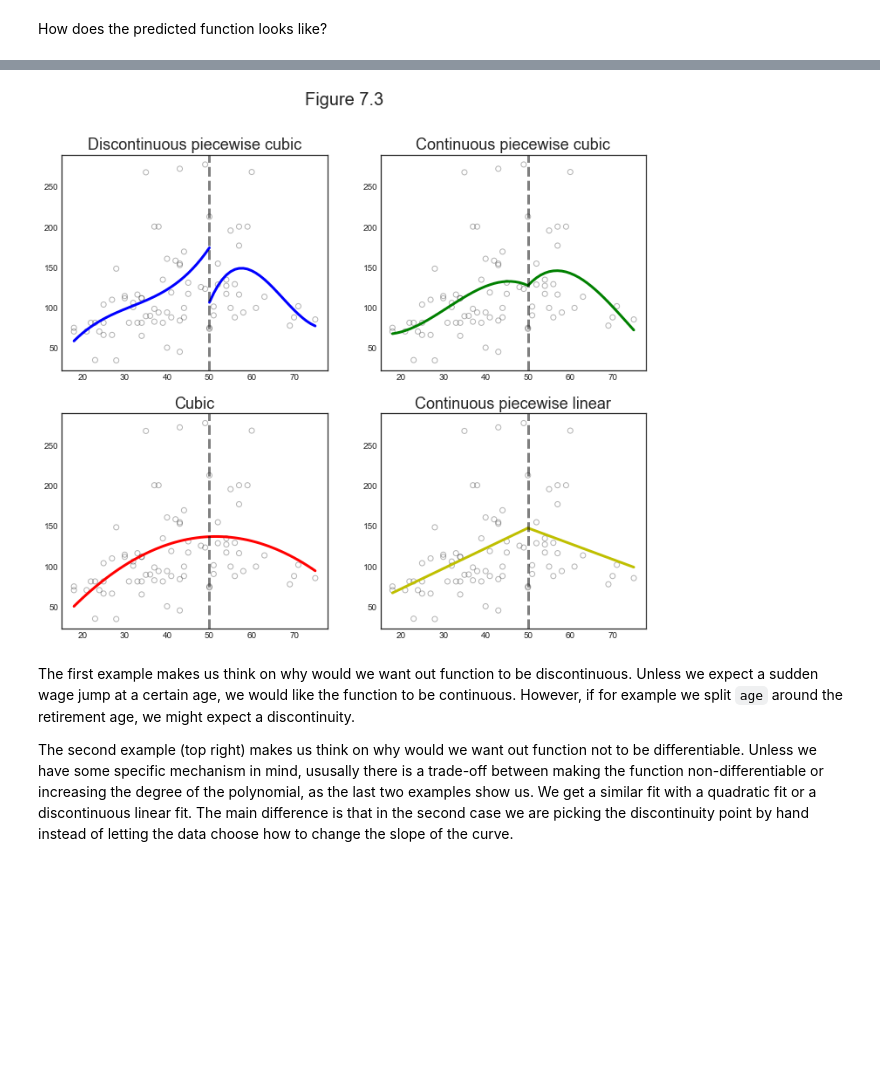
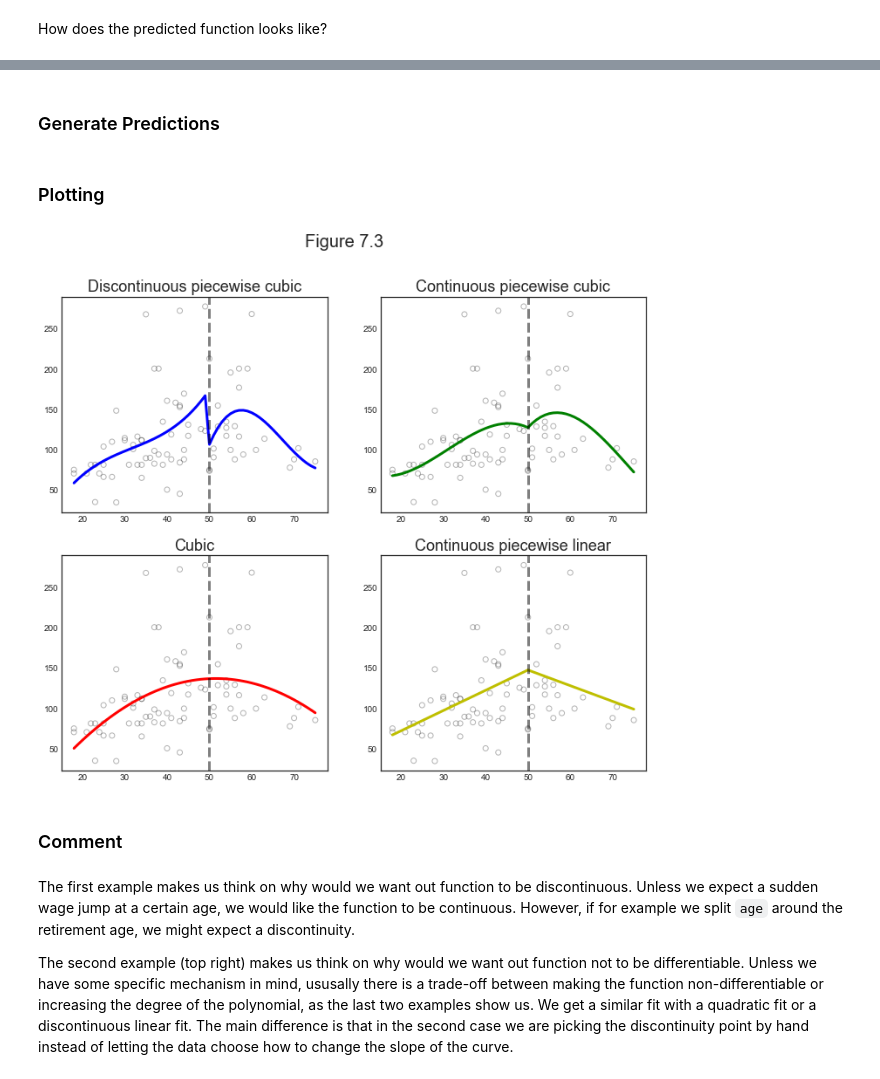
Before and after one commit to matteocourthoud/Machine-Learning-for-Economic-Analysis, a Jupyter notebook: notebooks/03_nonparametric.ipynb, the cells around one changed output, grey strips where cells are left out. Drawn from its saved outputs; the diff is of its cells as text; code cells hidden in the pictures; blank space fills up the shorter version.

```diff
--- a/notebooks/03_nonparametric.ipynb
+++ b/notebooks/03_nonparametric.ipynb
@@ -492,7 +353,40 @@ def make_fig_7_3():
-# %%
-make_fig_7_3()
-# %% [output]
-[figure, removed]
+# %%
+# Cut dataset
+df_short = df.iloc[:80,:]
+X_short = df_short.age
+y_short = df_short.wage
+x_grid_short = np.arange(df_short.age.min(), df_short.age.max()+1).reshape(-1,1)
+
+# 1. Discontinuous piecewise cubic
+spline1 = "bs(x, knots=(50,50,50,50), degree=3, include_intercept=False)"
+
+# 2. Continuous piecewise cubic
+spline2 = "bs(x, knots=(50,50,50), degree=3, include_intercept=False)"
+
+# 3. Quadratic (continuous)
+spline3 = "bs(x, knots=(%s,%s), degree=2, include_intercept=False)" % (min(df.age), min(df.age))
+
+# 4. Continuous piecewise linear
+spline4 = "bs(x, knots=(%s,50), degree=1, include_intercept=False)" % min(df.age)
+# %% [markdown]
+### Generate Predictions
+# %%
+# Generate spline predictions
+def fit_predict_spline(spline, X, y, x_grid):
+    transformed_x = dmatrix(spline, {"x": X}, return_type='dataframe')
+    fit = sm.GLM(y, transformed_x).fit()
+    y_hat = fit.predict(dmatrix(spline, {"x": x_grid}, return_type='dataframe'))
+    return y_hat
+
+y_hats = [fit_predict_spline(s, X_short, y_short, x_grid_short) for s in [spline1, spline2, spline3, spline4]]
+# %% [markdown]
+### Plotting
+# %%
+plot_splines(df_short, x_grid_short, y_hats)
+# %% [output]
+[figure, added]
+# %% [markdown]
+### Comment
 # %% [markdown]
 The first example makes us think on why would we want out function to be discontinuous. Unless we expect a sudden wage jump at a certain age, we would like the function to be continuous. However, if for example we split `age` around the retirement age, we might expect a discontinuity.
 
```
Also changed, not shown: parts of 107 cells of this notebook, 36 other files.
